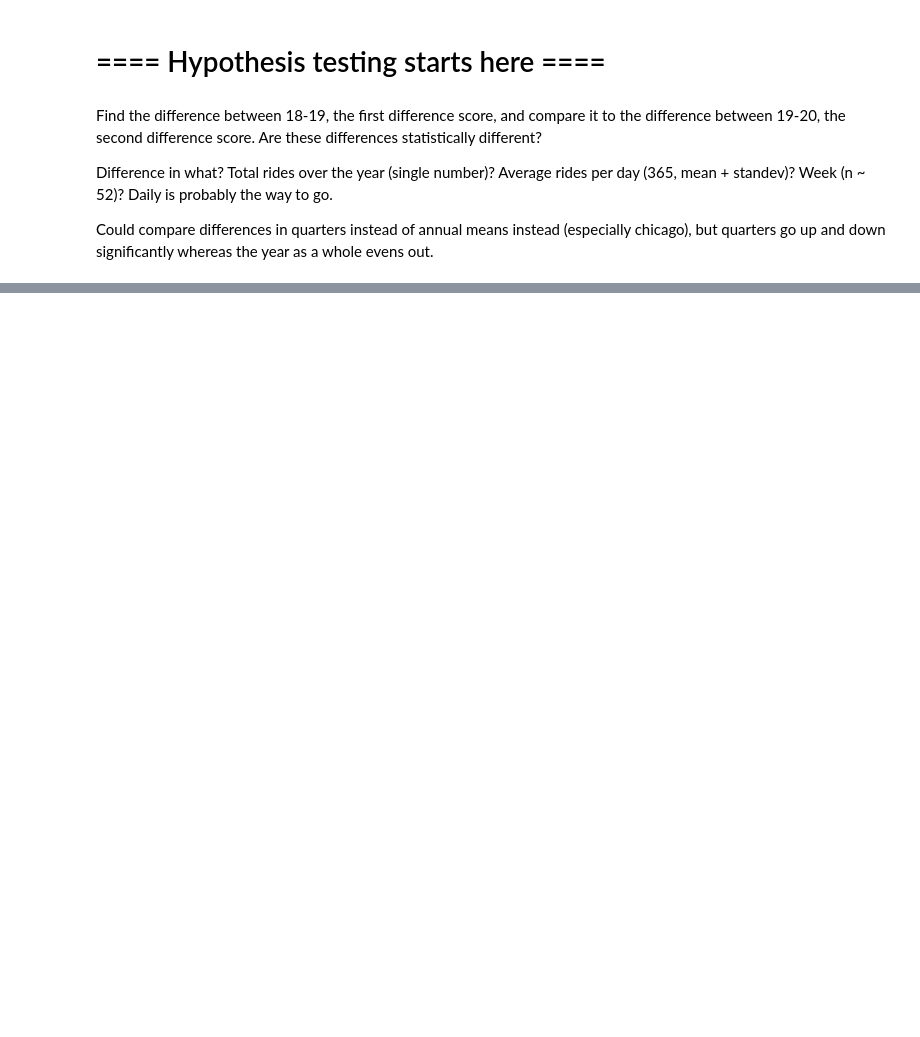
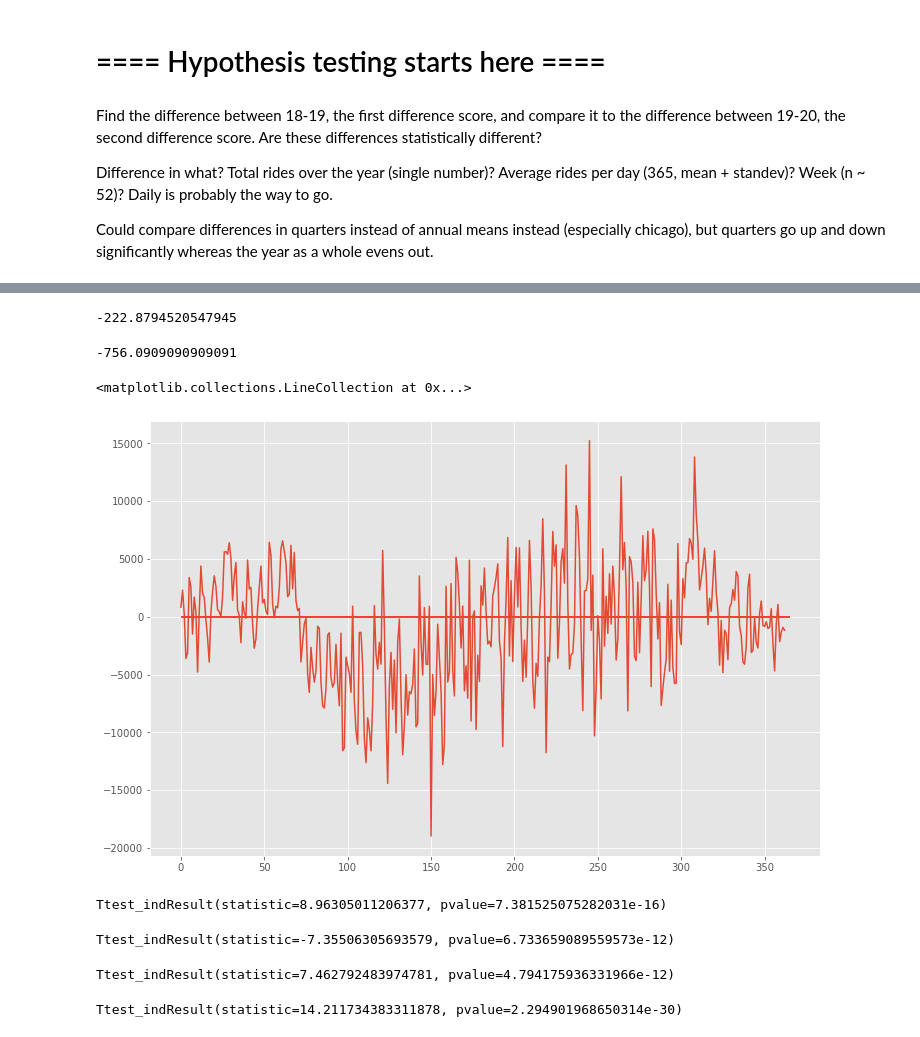
Before and after one commit to nick-kopy/Exploration-of-bike-share-programs-post-pandemic, a Jupyter notebook: data_clean.ipynb, the cells around one changed output, grey strips where cells are left out. Cells and saved outputs as stored; diff of their text form; code cells hidden in the pictures; blank space fills up the shorter version.

```diff
--- a/data_clean.ipynb
+++ b/data_clean.ipynb
@@ -920,0 +946,8 @@ ch_sdf_dy18.describe().show()
+# %%
+ch_df_dy = ch_sdf_dy.toPandas()
+
+ch_df_dy['date'] = pd.to_datetime(ch_df_dy['date'], infer_datetime_format=True)
+
+ch_df_dy.sort_values(by='date', ignore_index=True, inplace=True)
+
+ch_df_dy
@@ -934,0 +976,7 @@ Could compare differences in quarters instead of annual means instead (especiall
+# %%
+# ch_df_dy and la_df_dy from above contain daily ride counts with all three years
+
+ch_df = ch_df_dy.copy()
+la_df = la_df_dy.copy()
+
+la_df
@@ -934,0 +997,4 @@ Could compare differences in quarters instead of annual means instead (especiall
+# %%
+# minor adjustment: remove leap day from 2020 for both cities
+ch_df = ch_df[~((ch_df['date'].dt.month == 2) & (ch_df['date'].dt.day == 29))]
+la_df = la_df[~((la_df['date'].dt.month == 2) & (la_df['date'].dt.day == 29))]
@@ -935,2 +1010,28 @@ Could compare differences in quarters instead of annual means instead (especiall
+# %%
+# The difference score for the entire year. When this score is positive, it means 2020 had an increase for that day. The mean is how much the daily ride count average has changed from '19 to '20.
+
+la_1920_diff = la_df[la_df['date'].dt.year == 2020].reset_index()['ride_ct'] - la_df[la_df['date'].dt.year == 2019].reset_index()['ride_ct']
+
+la_1920_diff.mean()
+# %% [output]
+-222.8794520547945
+# %%
+# Same thing for Chicago
+
+ch_1920_diff = ch_df[ch_df['date'].dt.year == 2020].reset_index()['ride_ct'] - ch_df[ch_df['date'].dt.year == 2019].reset_index()['ride_ct']
+
+ch_1920_diff.mean()
+# %% [output]
+-756.0909090909091
+# %%
+# May not include this graph, but it does give a nice visualization of the metric I'm using.
+
+fig, ax = plt.subplots(figsize=(12,8))
+
+ax.plot(ch_1920_diff)
+ax.hlines(y=0, xmin=0, xmax=365, color='r')
+# %% [output]
+<matplotlib.collections.LineCollection at 0x...>
+[figure, added]
 # %%
 # port to numpy? do t-test
@@ -936,0 +1048,32 @@ Could compare differences in quarters instead of annual means instead (especiall
+# %%
+# Chicago Q1 vs Q2
+
+stats.ttest_ind(ch_Q1, ch_Q2, equal_var=False)
+
+# results: reject null, evidence of difference
+# %% [output]
+Ttest_indResult(statistic=8.96305011206377, pvalue=7.381525075282031e-16)
+# %%
+# Chicago Q2 vs Q3
+
+stats.ttest_ind(ch_Q2, ch_Q3, equal_var=False)
+
+# results: reject null, evidence of difference
+# %% [output]
+Ttest_indResult(statistic=-7.35506305693579, pvalue=6.733659089559573e-12)
+# %%
+# LA Q1 vs Q2
+
+stats.ttest_ind(la_Q1, la_Q2, equal_var=False)
+
+# results: reject null, evidence of difference
+# %% [output]
+Ttest_indResult(statistic=7.462792483974781, pvalue=4.794175936331966e-12)
+# %%
+# LA Q2 vs Q3
+
+stats.ttest_ind(la_Q2, la_Q3, equal_var=False)
+
+# results: reject null, evidence of difference
+# %% [output]
+Ttest_indResult(statistic=14.211734383311878, pvalue=2.294901968650314e-30)
```
Also changed, not shown: parts of 25 cells of this notebook.
